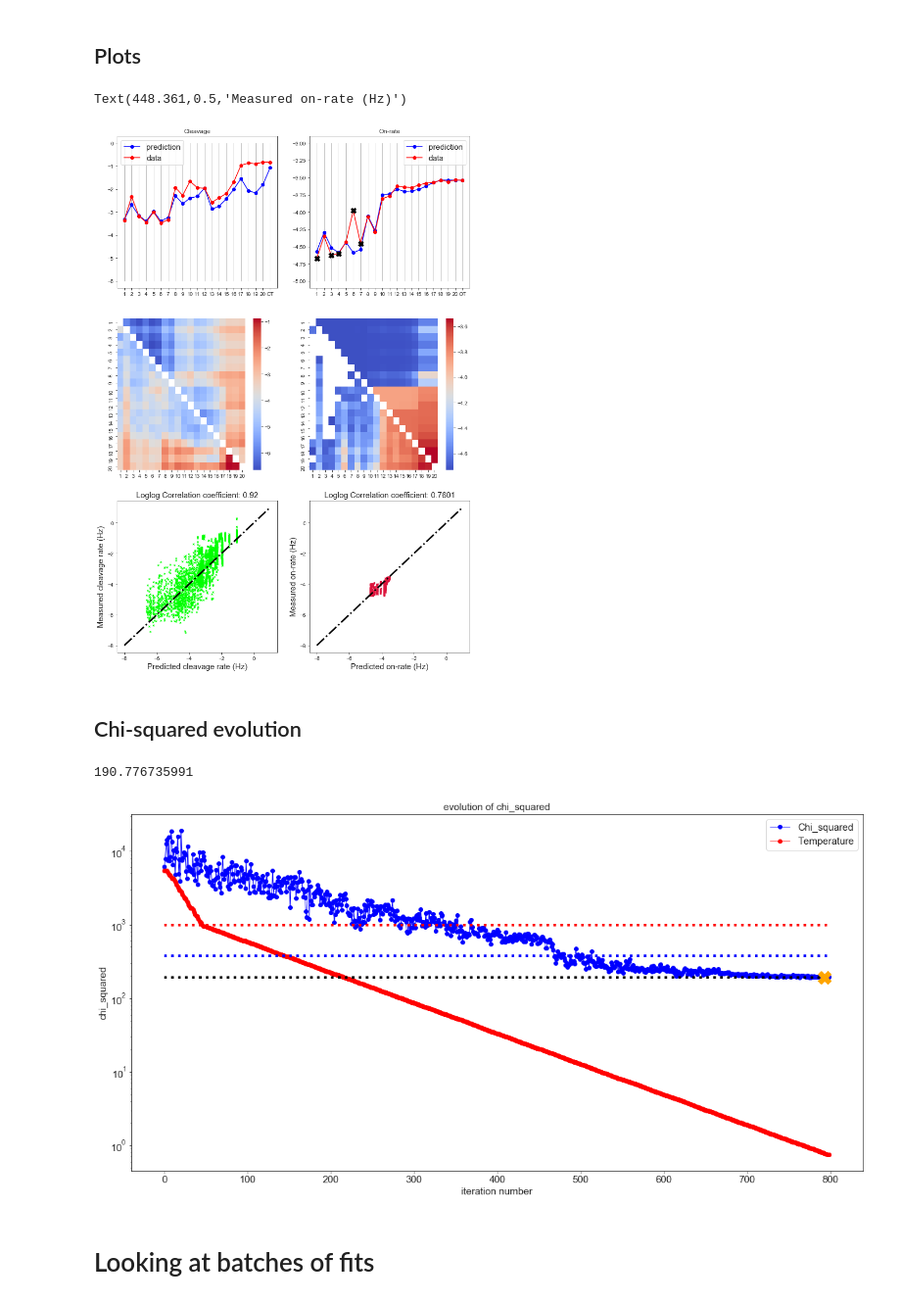
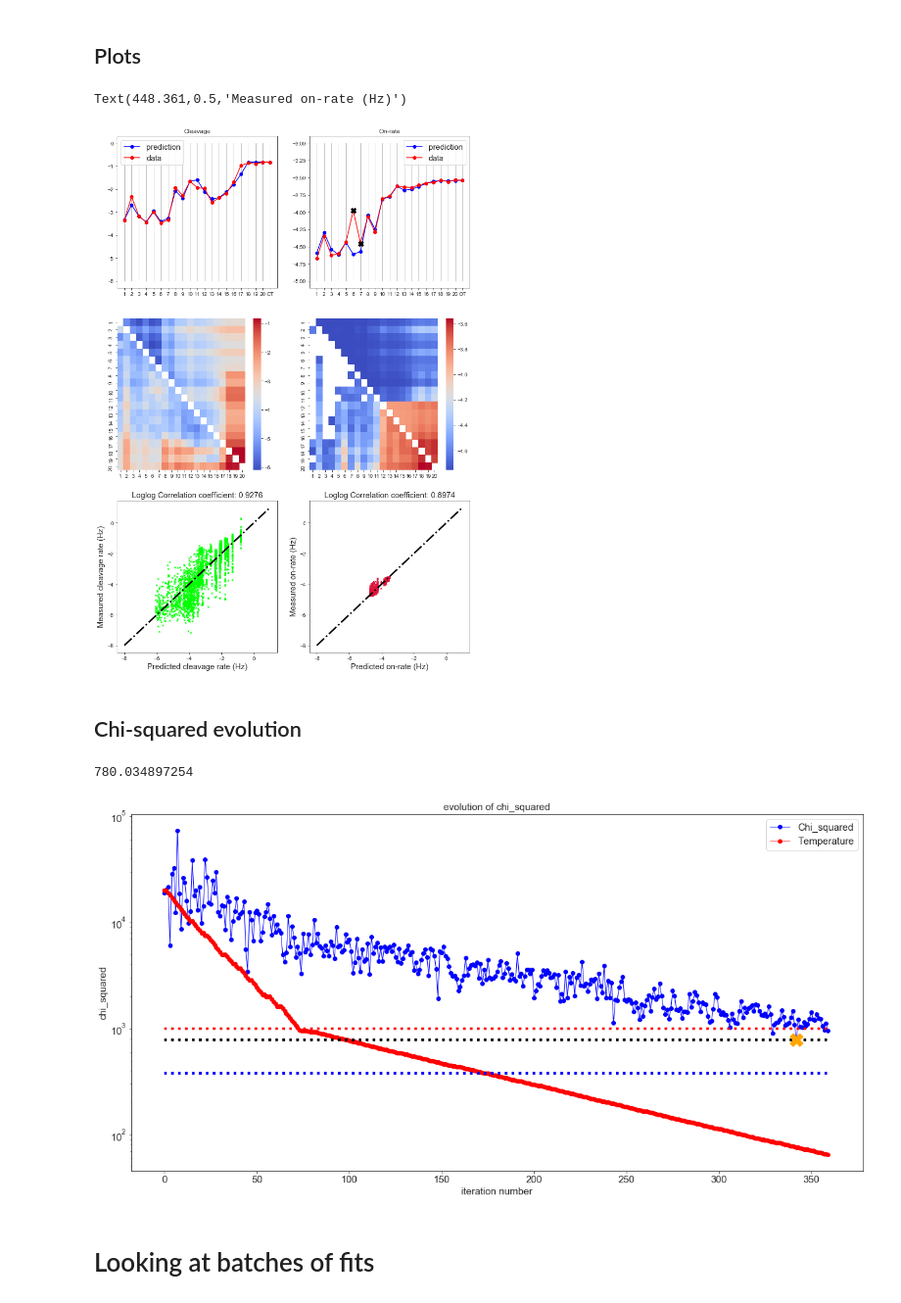
Before and after one commit to martin-depken/Energy-Landscape, a Jupyter notebook: predict_pclv_Stijn/Toy_model/visualise_fits.ipynb, the cells around one changed output. Shown at 98% size. Saved outputs shown, nothing was run; the diff lists cells and outputs as text; code cells hidden in the pictures.

Commit message:
4 state model stuff (and some outdated 6 state model stuff that did not really work)

```diff
--- a/predict_pclv_Stijn/Toy_model/visualise_fits.ipynb
+++ b/predict_pclv_Stijn/Toy_model/visualise_fits.ipynb
@@ -112,6 +62,23 @@ Text(0.5,1,'mismatch penalties')
+# %%
+#model_id = 'four_state_model_clv+four_state_model_on';parnum = '26' #use for cleavage fit
+#model_id = 'four_state_model_clv+four_state_model_on';parnum = '28'
+#model_id = 'six_state_model_clv_constant_ei+six_state_model_on_constant_ei';parnum= '10'
+model_id = 'four_state_model_clv_rates+four_state_model_on_rates'; parnum = '27'
+
+
+filename = 'fit_7_6_2019_sim_8_5.txt'
+path = '../../fits_Stijn/7_6_2019/'
+data = pd.read_table(path+filename,index_col=False)
+chi = data.loc[:,'Potential']
+T = data.loc[:,'Temperature']
+final_par = data.loc[np.argmin(chi),'Parameter 1':'Parameter '+parnum]
+parameters = np.array(final_par.values)
+
+#parameters = np.append(np.append([1.4],parameters[:-2]),np.append([-2.4],parameters[-2:])) #use for cleavage fit
 # %% [markdown]
 ## Plots
 # %%
+reload(clv)
 k = np.zeros(21)
 on = np.zeros(21)
 for i in range(1,21):
@@ -137,7 +104,7 @@ ax[0][1].plot(range(1,22),kon,marker='o',color='red')
 ax[0][1].legend(['prediction','data'],fontsize=15)
 ax[0][1].set_title('On-rate')
 for i in range(21):
-    if i+1==1 or i+1==3 or i+1==4 or i+1==6 or i+1==7:
+    if i+1==6 or i+1==7:
         ax[0][1].plot(i+1,kon[i],marker='X',color='k',markersize=10)
 
 k_double = np.zeros([20,20])
@@ -170,34 +137,34 @@ fitcleave = []
 dataon = []
 fiton = []
 
 for i in range(len(xdata)):
     cleavagetemp, ontemp = np.log10(clv.calc_clv_on(parameters,model_id,xdata[i]))
     for j in range(len(ydatafull[i][0])):
         if (ydatafull[i][0][j])>(-10):
             datacleave.append(ydatafull[i][0][j])
             fitcleave.append(cleavagetemp)
     for j in range(len(ydatafull[i][1])):
         if ydatafull[i][1][j]>(-10):
             dataon.append(np.log10(ydatafull[i][1][j]))
             fiton.append(ontemp)
 
 
 ax[2][0].plot(fitcleave,datacleave,marker='x',markersize=3,color='lime',linewidth=0.0)
 ax[2][0].plot([-8,1],[-8,1],'k-.',linewidth=3)
 #ax[2][0].set_axis([-8,1,-8,1])
 ax[2][0].set_title('Loglog Correlation coefficient: ' + str(np.round(np.corrcoef([datacleave,fitcleave])[0][1],4)), fontsize=15)
 ax[2][0].set_xlabel('Predicted cleavage rate (Hz)',fontsize=15)
 ax[2][0].set_ylabel('Measured cleavage rate (Hz)',fontsize=15)
 
 ax[2][1].plot(fiton,dataon,marker='x',markersize=3,color='crimson',linewidth=0.0)
 ax[2][1].plot([-8,1],[-8,1],'k-.',linewidth=3)
 #plt.axis([-8,1,-8,1])
 ax[2][1].set_title('Loglog Correlation coefficient: ' + str(np.round(np.corrcoef([dataon,fiton])[0][1],4)), fontsize=15)
 ax[2][1].set_xlabel('Predicted on-rate (Hz)',fontsize=15)
 ax[2][1].set_ylabel('Measured on-rate (Hz)',fontsize=15)
 # %% [output]
 Text(448.361,0.5,'Measured on-rate (Hz)')
-[figure, old version]
+[figure, new version]
 # %% [markdown]
 ## Chi-squared evolution
 # %%
@@ -216,8 +183,8 @@ plt.semilogy(np.argmin(chi),min(chi),marker='X',markersize=20,color='orange')
 plt.legend(['Chi_squared','Temperature'],fontsize=15)
 print min(chi)
 # %% [output]
-190.776735991
+780.034897254
-[figure, old version]
+[figure, new version]
 # %% [markdown]
 # Looking at batches of fits
 # %%
```
Also changed, not shown: parts of 15 cells of this notebook, 5 other files.
